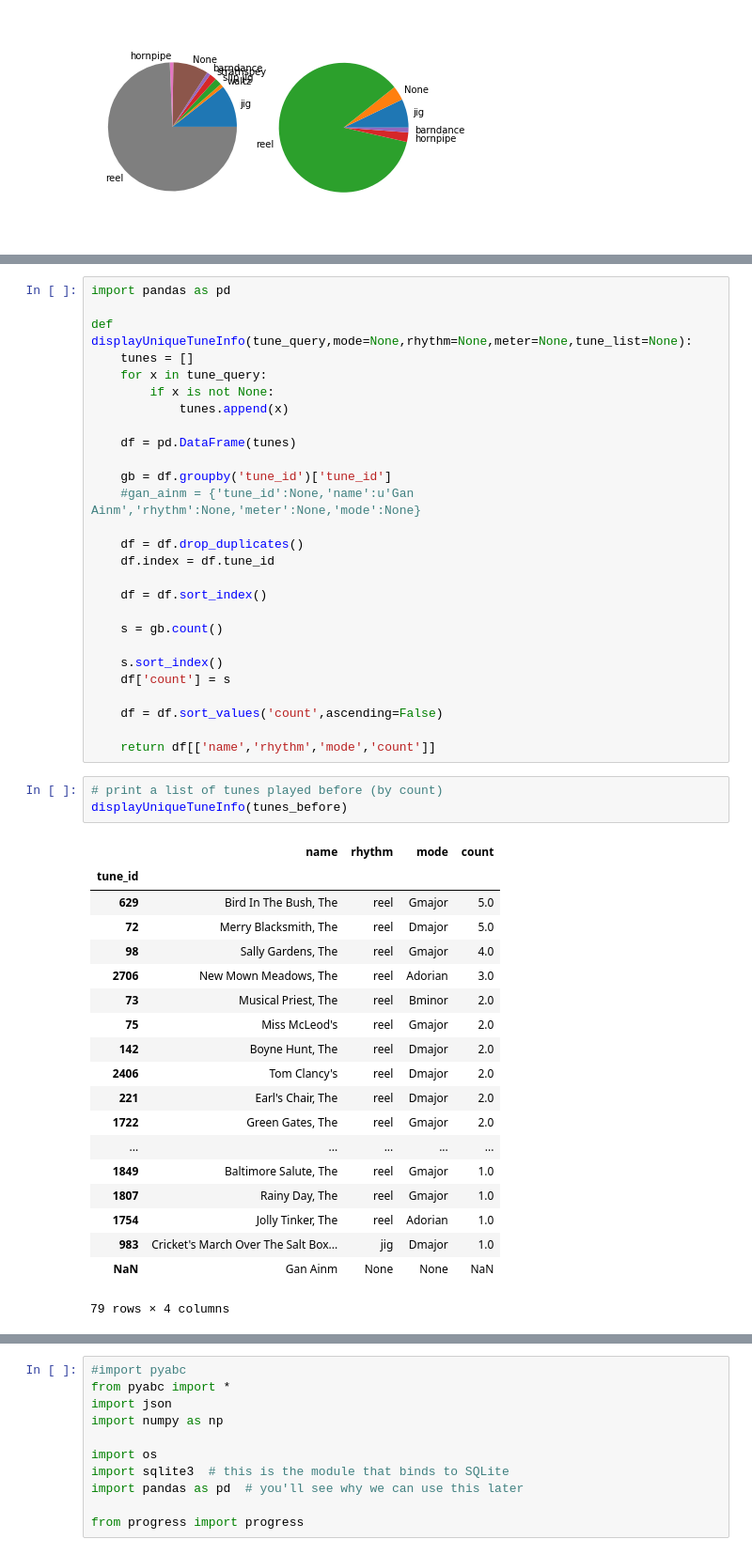
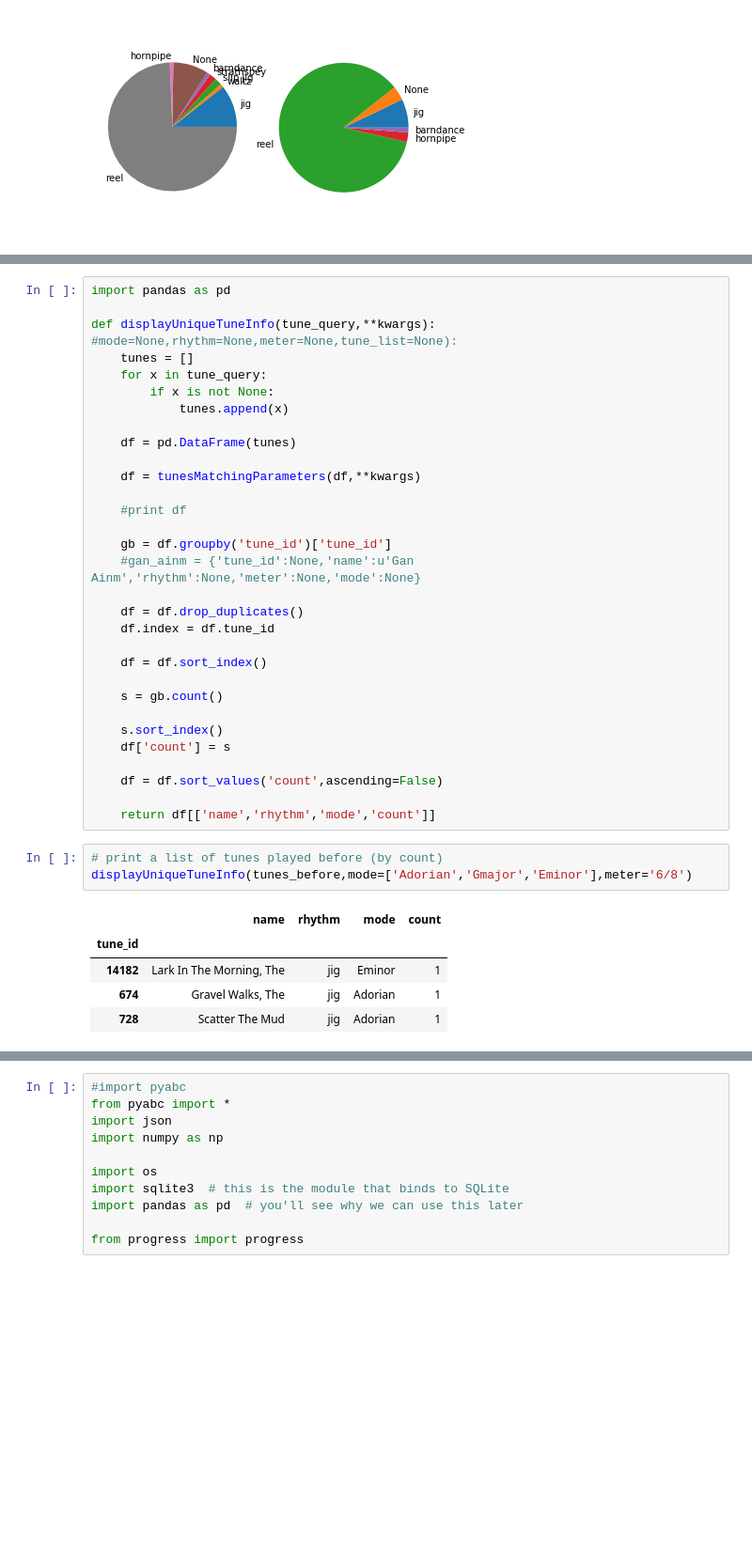
Before and after one commit to smwahl/pytrad, a Jupyter notebook: sql_tests.ipynb, the cells around one changed output, grey strips where cells are left out. Shown: that part at 94% size. Cells and saved outputs as stored; diff of their text form; blank space fills up the shorter version.

Commit message:
Added a function displayUniqueTuneInfo that using pandas dataframes takes a set of kwargs to constrain the set of tunes for displayUniqueTuneInfo (and possibly future functions.

```diff
--- a/sql_tests.ipynb
+++ b/sql_tests.ipynb
@@ -645,13 +691,17 @@ plt.show()
 # %%
 import pandas as pd
 
-def displayUniqueTuneInfo(tune_query,mode=None,rhythm=None,meter=None,tune_list=None):
+def displayUniqueTuneInfo(tune_query,**kwargs): #mode=None,rhythm=None,meter=None,tune_list=None):
     tunes = []
     for x in tune_query:
         if x is not None:
             tunes.append(x)
 
     df = pd.DataFrame(tunes)
+
+    df = tunesMatchingParameters(df,**kwargs)
+
+    #print df
 
     gb = df.groupby('tune_id')['tune_id']
     #gan_ainm = {'tune_id':None,'name':u'Gan Ainm','rhythm':None,'meter':None,'mode':None}
@@ -671,26 +721,12 @@ def displayUniqueTuneInfo(tune_query,mode=None,rhythm=None,meter=None,tune_list=
     return df[['name','rhythm','mode','count']]
 # %%
 # print a list of tunes played before (by count)
-displayUniqueTuneInfo(tunes_before)
+displayUniqueTuneInfo(tunes_before,mode=['Adorian','Gmajor','Eminor'],meter='6/8')
 # %% [output]
 |  | name | rhythm | mode | count |
 | tune_id |  |  |  |  |
-| 629 | Bird In The Bush, The | reel | Gmajor | 5.0 |
-| 72 | Merry Blacksmith, The | reel | Dmajor | 5.0 |
-| 98 | Sally Gardens, The | reel | Gmajor | 4.0 |
-| 2706 | New Mown Meadows, The | reel | Adorian | 3.0 |
-| 73 | Musical Priest, The | reel | Bminor | 2.0 |
-| 75 | Miss McLeod's | reel | Gmajor | 2.0 |
-| 142 | Boyne Hunt, The | reel | Dmajor | 2.0 |
-| 2406 | Tom Clancy's | reel | Dmajor | 2.0 |
-| 221 | Earl's Chair, The | reel | Dmajor | 2.0 |
-| 1722 | Green Gates, The | reel | Gmajor | 2.0 |
-| ... | ... | ... | ... | ... |
-| 1849 | Baltimore Salute, The | reel | Gmajor | 1.0 |
-| 1807 | Rainy Day, The | reel | Gmajor | 1.0 |
-| 1754 | Jolly Tinker, The | reel | Adorian | 1.0 |
-| 983 | Cricket's March Over The Salt Box... | jig | Dmajor | 1.0 |
-| NaN | Gan Ainm | None | None | NaN |
+| 14182 | Lark In The Morning, The | jig | Eminor | 1 |
+| 674 | Gravel Walks, The | jig | Adorian | 1 |
+| 728 | Scatter The Mud | jig | Adorian | 1 |
-79 rows × 4 columns
 # %%
 # print a list of tunes played after (by count)
```
Also changed, not shown: parts of 2 cells of this notebook.
